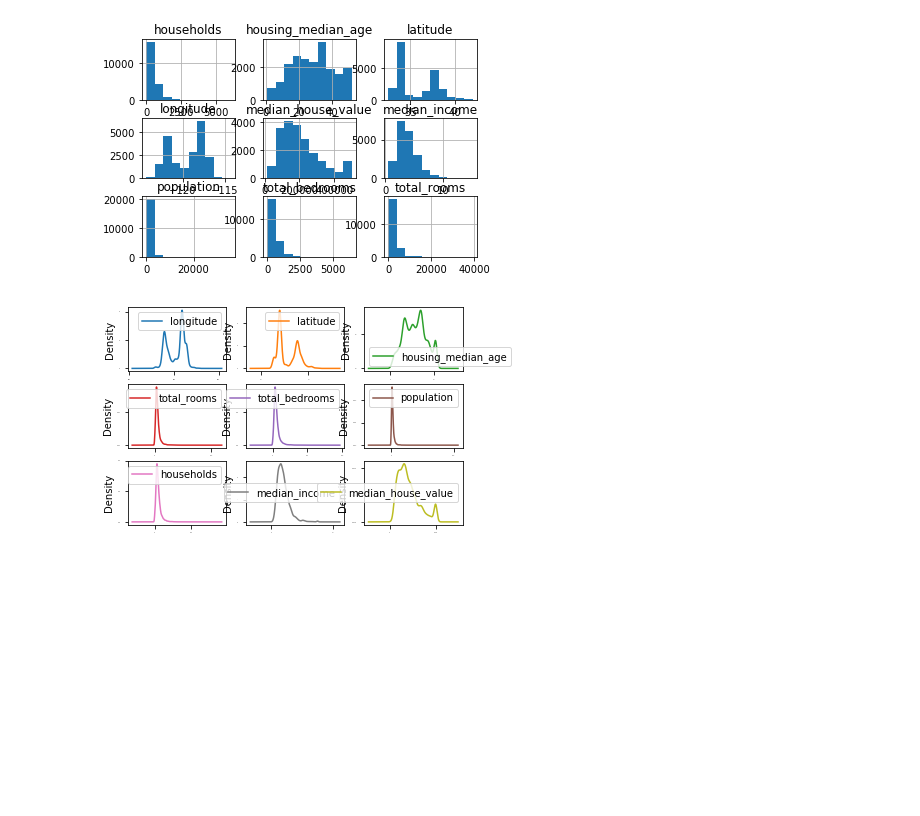
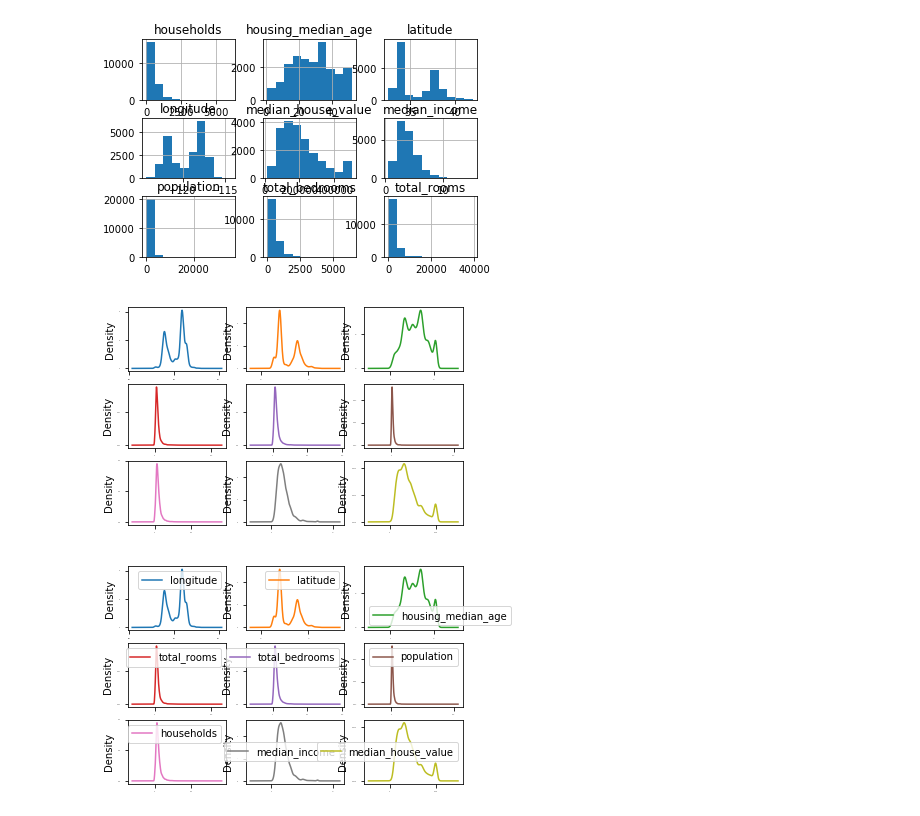
Before and after one commit to marcelomiky/python_code, a Jupyter notebook: scikit-learn/tcc/california-housing-prices.ipynb, the cells around one changed output. Cells and saved outputs as stored; diff of their text form; code cells hidden in the pictures; blank space fills up the shorter version.

Commit message:
some more codes and graphics

```diff
--- a/scikit-learn/tcc/california-housing-prices.ipynb
+++ b/scikit-learn/tcc/california-housing-prices.ipynb
@@ -374,4 +362,14 @@ df.hist()
 plt.show()
 # %% [output]
 [figure]
+# %%
+# exibir a densidade
+
+# https://pandas.pydata.org/pandas-docs/version/0.18.1/generated/pandas.DataFrame.plot.html
+df.plot(kind='density', subplots=True, layout=(3, 3), sharex=False, sharey=False, legend=False, fontsize=1)
+plt.show()
+
+# legendas retiradas para ficar legível os gráficos.
+# %% [output]
+[figure, added]
 # %%
```
Also changed, not shown: parts of 10 cells of this notebook.
